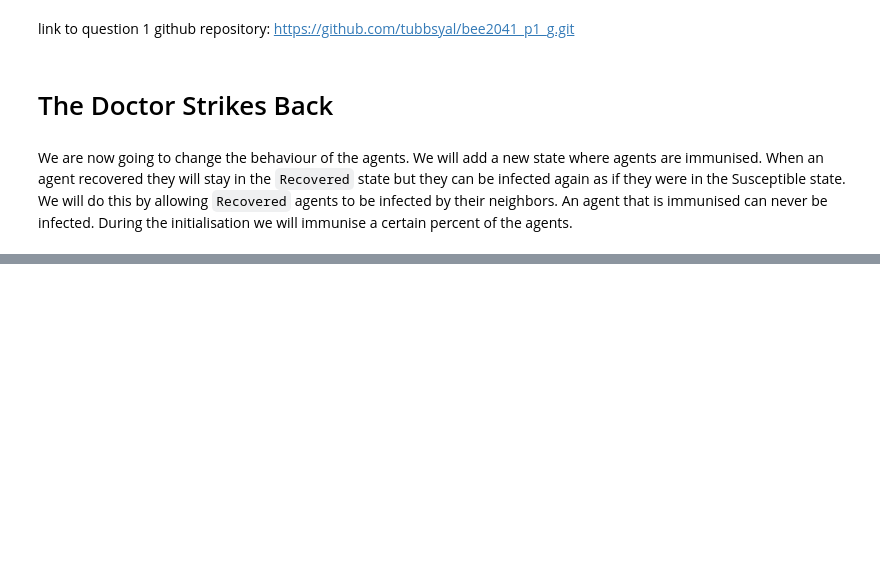
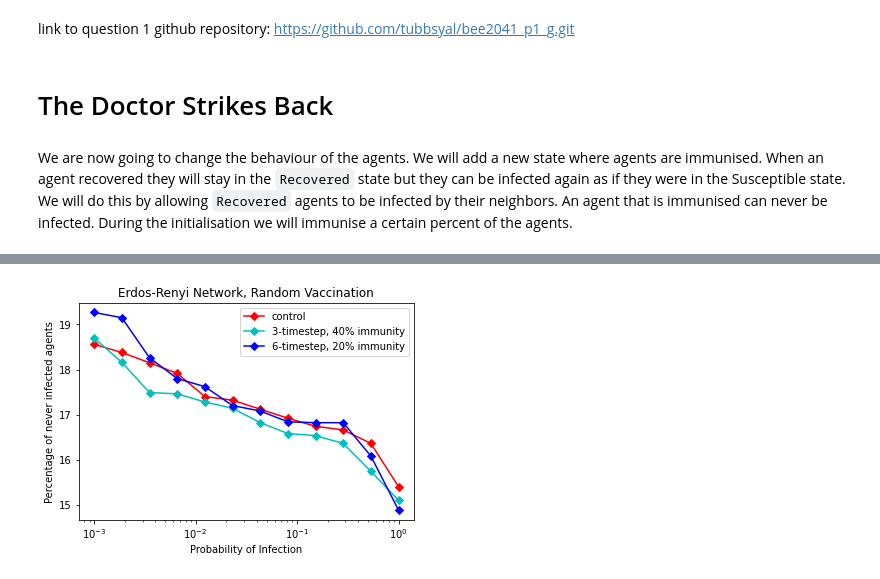
Before and after one commit to tubbsyal/BEE2024_p2, a Jupyter notebook: P3_Contagion-Vaccine.ipynb, the cells around one changed output, grey strips where cells are left out. Drawn from its saved outputs; the diff is of its cells as text; code cells hidden in the pictures; blank space fills up the shorter version.

```diff
--- a/P3_Contagion-Vaccine.ipynb
+++ b/P3_Contagion-Vaccine.ipynb
@@ -186,7 +188,7 @@ def collect_statistics():
     statI.append(nbI)
     statR.append(nbR)
     statM.append(nbM)
-    return nbS, nbI, nbR, nbM
+    return statS, nbI,
 # %%
 def display_statistics():
     plt.plot(statS,label="S", color="b")
@@ -262,0 +311,15 @@ the end
+# %%
+## for 3-timestep, 40% immunity
+x2=run_simulation(network=nx.erdos_renyi_graph,nb_agents=500,probV_init = 0.4)
+
+print(x2)
+df = pd.DataFrame(x2)
+df
+av = df.mean(axis =1)
+av.sort_values()
+print(av)
+av = av.to_dict()
+
+x2= list(av.values())
+x2.sort(reverse=True)
+print(x2)
@@ -262,0 +343,15 @@ the end
+# %%
+#For 6-timestep, 20% immunity
+x3=run_simulation(network=nx.erdos_renyi_graph,nb_agents=500,probV_init = 0.2,immPeriod = 6)
+q = x3
+print(q)
+df = pd.DataFrame(q)
+df
+av = df.mean(axis =1)
+av.sort_values()
+print(av)
+av = av.to_dict()
+
+x3= list(av.values())
+x3.sort(reverse=True)
+print(x3)
@@ -262,0 +375,15 @@ the end
+# %%
+plt.title("Erdos-Renyi Network, Random Vaccination")
+plt.xlabel("Probability of Infection")
+plt.ylabel("Percentage of never infected agents")
+plt.xscale("log")
+x1.sort(reverse=True)
+x2.sort(reverse=True)
+x3.sort(reverse=True)
+plt.plot(np.logspace(-3,0,12),x1,label = "control",color = "red",marker='D')
+plt.plot(np.logspace(-3,0,12),x2,label = "3-timestep, 40% immunity",color = "c",marker='D')
+plt.plot(np.logspace(-3,0,12),x3,label = "6-timestep, 20% immunity",color = "blue",marker='D')
+plt.legend()
+plt.show()
+# %% [output]
+[figure, added]
```
Also changed, not shown: parts of 18 cells of this notebook.
